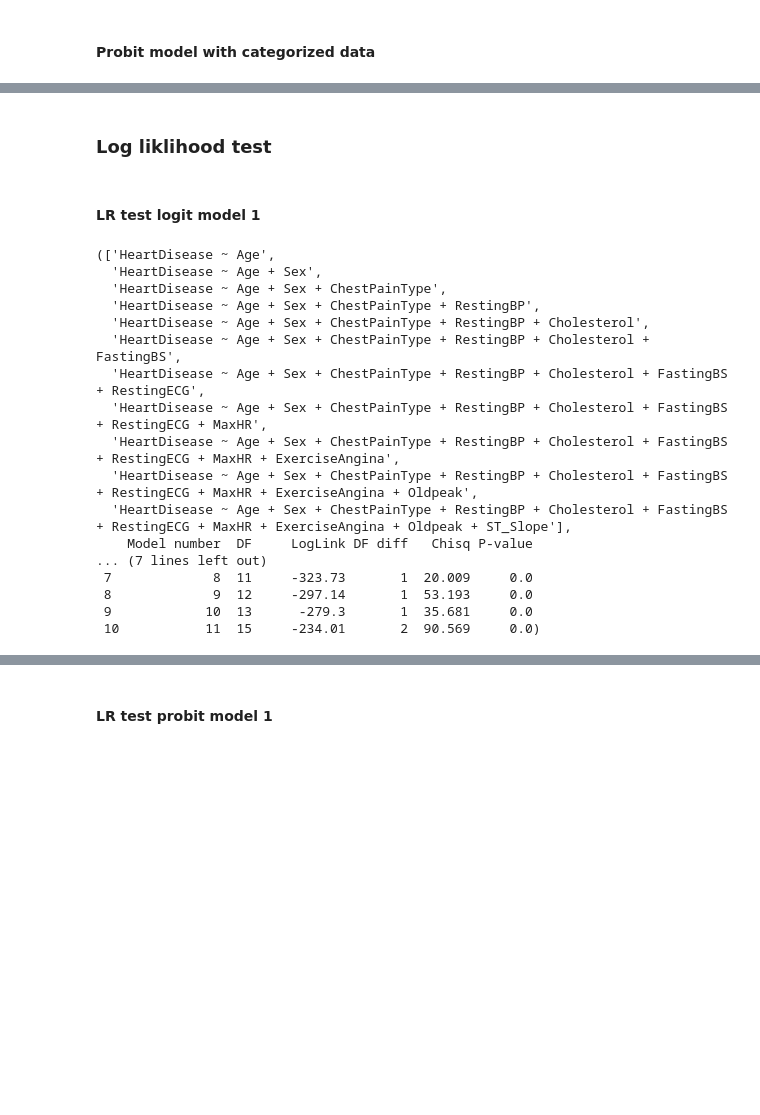
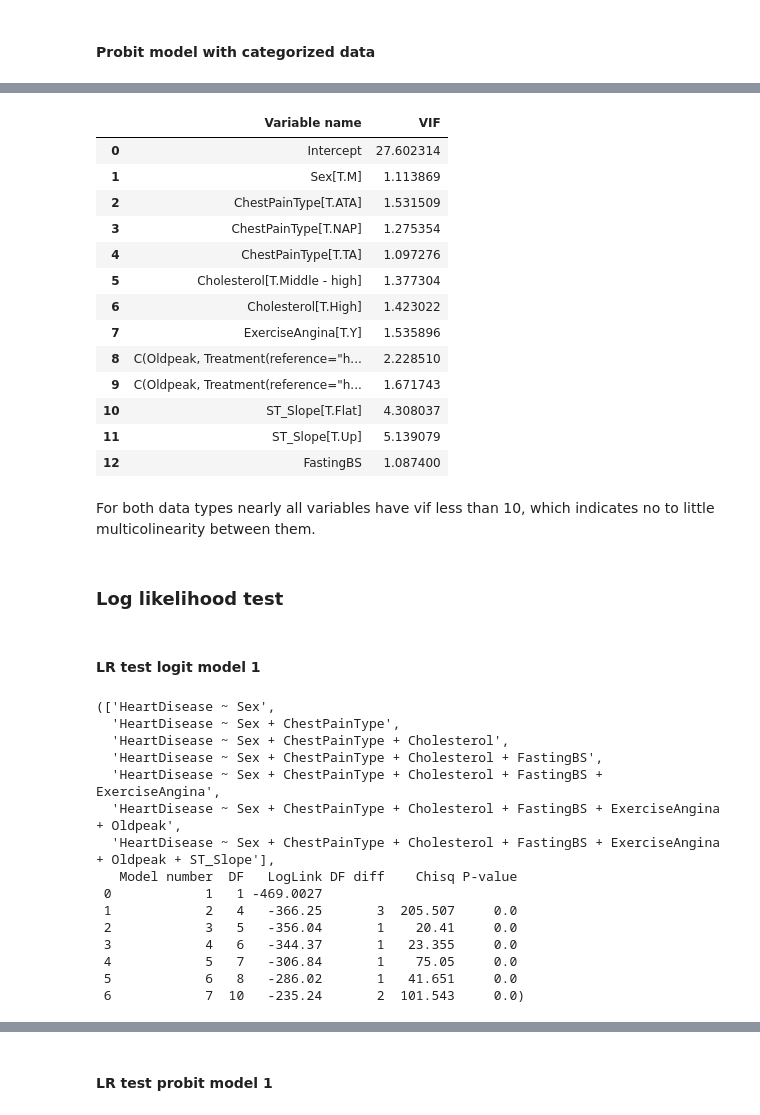
Before and after one commit to PilgrimMatthias/HeartDiseas_prediction, a Jupyter notebook: heartdisease.ipynb, the cells around one changed output, grey strips where cells are left out. Saved outputs shown, nothing was run; the diff lists cells and outputs as text; code cells hidden in the pictures; blank space fills up the shorter version.

```diff
--- a/heartdisease.ipynb
+++ b/heartdisease.ipynb
@@ -711,0 +716,5 @@ Firstly loglikelihood and wald test will be performed to check significance of s
+# %%
+def vif(model):
+    variable = model.model.exog
+    vif_res = [variance_inflation_factor(variable, i) for i in range(variable.shape[1])]
+    return pd.DataFrame({'Variable name':model.model.exog_names, 'VIF': vif_res})
@@ -712,5 +737,25 @@ Firstly loglikelihood and wald test will be performed to check significance of s
+# %%
+categorized_data_vif = vif(logit_2_results)
+categorized_data_vif
+# %% [output]
+|  | Variable name | VIF |
+| 0 | Intercept | 27.602314 |
+| 1 | Sex[T.M] | 1.113869 |
+| 2 | ChestPainType[T.ATA] | 1.531509 |
+| 3 | ChestPainType[T.NAP] | 1.275354 |
+| 4 | ChestPainType[T.TA] | 1.097276 |
+| 5 | Cholesterol[T.Middle - high] | 1.377304 |
+| 6 | Cholesterol[T.High] | 1.423022 |
+| 7 | ExerciseAngina[T.Y] | 1.535896 |
+| 8 | C(Oldpeak, Treatment(reference="h... | 2.228510 |
+| 9 | C(Oldpeak, Treatment(reference="h... | 1.671743 |
+| 10 | ST_Slope[T.Flat] | 4.308037 |
+| 11 | ST_Slope[T.Up] | 5.139079 |
+| 12 | FastingBS | 1.087400 |
+# %% [markdown]
+For both data types nearly all variables have vif less than 10, which indicates no  to little multicolinearity between them.
 # %% [markdown]
-### Log liklihood test
+### Log likelihood test
 # %%
 #Method to calculate lrtest
 def lrtest(Y, X, link, data, type):
@@ -768,23 +813,21 @@ def lrtest(Y, X, link, data, type):
 # %% [markdown]
 #### LR test logit model 1
 # %%
-lrtest(Y = 'HeartDisease', X = train_data.drop(['HeartDisease'], axis = 1).columns, link = sm.genmod.families.links.logit(), data = train_data, type = 1)
+lrtest(Y = 'HeartDisease', X = train_data.drop(['HeartDisease', 'Age', 'RestingBP', 'RestingECG','MaxHR'], axis = 1).columns, link = sm.genmod.families.links.logit(), data = train_data, type = 1)
 # %% [output]
-(['HeartDisease ~ Age',
-  'HeartDisease ~ Age + Sex',
-  'HeartDisease ~ Age + Sex + ChestPainType',
-  'HeartDisease ~ Age + Sex + ChestPainType + RestingBP',
-  'HeartDisease ~ Age + Sex + ChestPainType + RestingBP + Cholesterol',
-  'HeartDisease ~ Age + Sex + ChestPainType + RestingBP + Cholesterol + FastingBS',
-  'HeartDisease ~ Age + Sex + ChestPainType + RestingBP + Cholesterol + FastingBS + RestingECG',
-  'HeartDisease ~ Age + Sex + ChestPainType + RestingBP + Cholesterol + FastingBS + RestingECG + MaxHR',
-  'HeartDisease ~ Age + Sex + ChestPainType + RestingBP + Cholesterol + FastingBS + RestingECG + MaxHR + ExerciseAngina',
-  'HeartDisease ~ Age + Sex + ChestPainType + RestingBP + Cholesterol + FastingBS + RestingECG + MaxHR + ExerciseAngina + Oldpeak',
-  'HeartDisease ~ Age + Sex + ChestPainType + RestingBP + Cholesterol + FastingBS + RestingECG + MaxHR + ExerciseAngina + Oldpeak + ST_Slope'],
-    Model number  DF     LogLink DF diff   Chisq P-value
-... (7 lines left out)
- 7             8  11     -323.73       1  20.009     0.0
- 8             9  12     -297.14       1  53.193     0.0
- 9            10  13      -279.3       1  35.681     0.0
- 10           11  15     -234.01       2  90.569     0.0)
+(['HeartDisease ~ Sex',
+  'HeartDisease ~ Sex + ChestPainType',
+  'HeartDisease ~ Sex + ChestPainType + Cholesterol',
+  'HeartDisease ~ Sex + ChestPainType + Cholesterol + FastingBS',
+  'HeartDisease ~ Sex + ChestPainType + Cholesterol + FastingBS + ExerciseAngina',
+  'HeartDisease ~ Sex + ChestPainType + Cholesterol + FastingBS + ExerciseAngina + Oldpeak',
+  'HeartDisease ~ Sex + ChestPainType + Cholesterol + FastingBS + ExerciseAngina + Oldpeak + ST_Slope'],
+   Model number  DF   LogLink DF diff    Chisq P-value
+ 0            1   1 -469.0027
+ 1            2   4   -366.25       3  205.507     0.0
+ 2            3   5   -356.04       1    20.41     0.0
+ 3            4   6   -344.37       1   23.355     0.0
+ 4            5   7   -306.84       1    75.05     0.0
+ 5            6   8   -286.02       1   41.651     0.0
+ 6            7  10   -235.24       2  101.543     0.0)
 # %%
```
Also changed, not shown: parts of 32 cells of this notebook.
